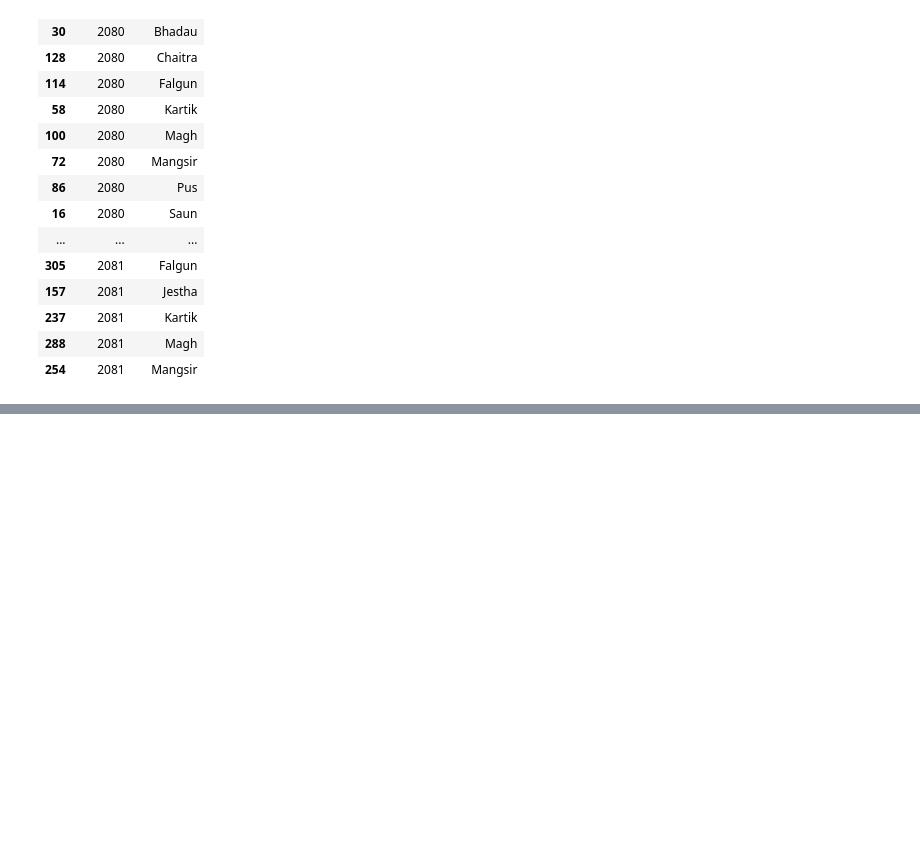
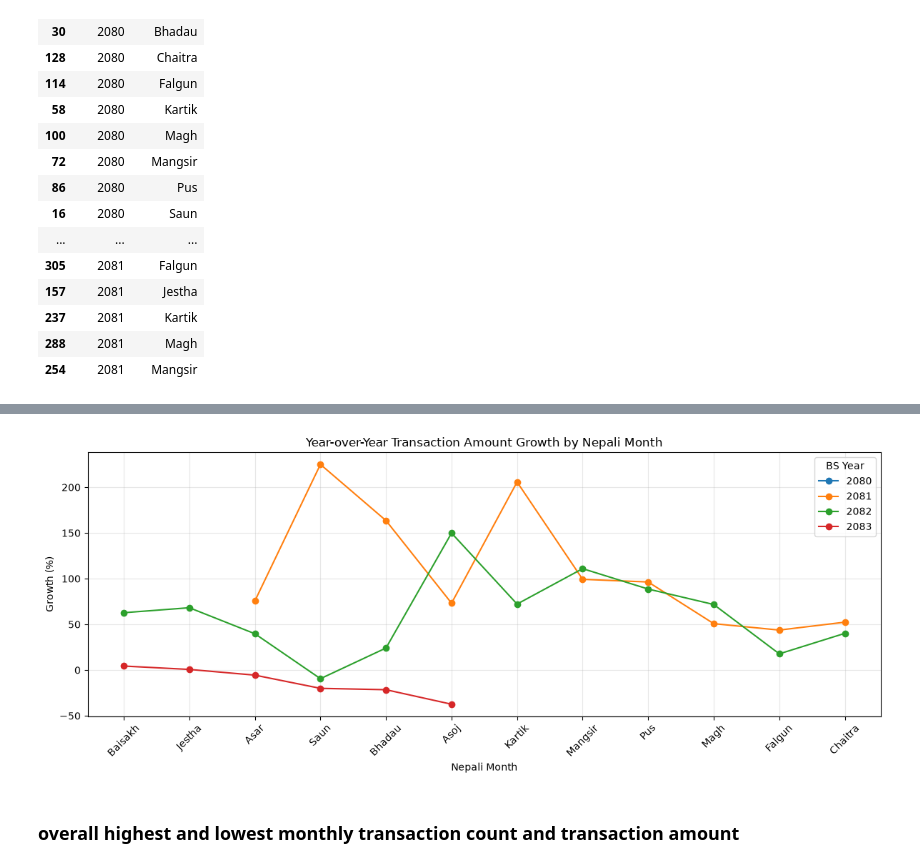
Before and after one commit to Srijan0113/Nepal_Online_Payment_System, a Jupyter notebook: Python/02_transaction_trend_analysis.ipynb, the cells around one changed output, grey strips where cells are left out. Drawn from its saved outputs; the diff is of its cells as text; code cells hidden in the pictures; blank space fills up the shorter version.

```diff
--- a/Python/02_transaction_trend_analysis.ipynb
+++ b/Python/02_transaction_trend_analysis.ipynb
@@ -214,0 +379,26 @@ df[["bs_year", "bs_month"]].drop_duplicates().sort_values(
+# %%
+# Transaction Amount YoY Growth
+plt.figure(figsize=(12, 5))
+
+for year, group in bs_monthly_totals.groupby("bs_year"):
+    group = group.set_index("bs_month").reindex(nepali_month_order)
+
+    plt.plot(
+        nepali_month_order,
+        group["txn_amount_yoy_growth_pct"],
+        marker="o",
+        label=str(year)
+    )
+
+plt.title("Year-over-Year Transaction Amount Growth by Nepali Month")
+plt.xlabel("Nepali Month")
+plt.ylabel("Growth (%)")
+plt.legend(title="BS Year")
+plt.xticks(rotation=45)
+plt.grid(alpha=0.3)
+plt.tight_layout()
+plt.show()
+# %% [output]
+[figure, added]
+# %% [markdown]
+### overall highest and lowest monthly transaction count and transaction amount
```
Also changed, not shown: parts of 12 cells of this notebook.
